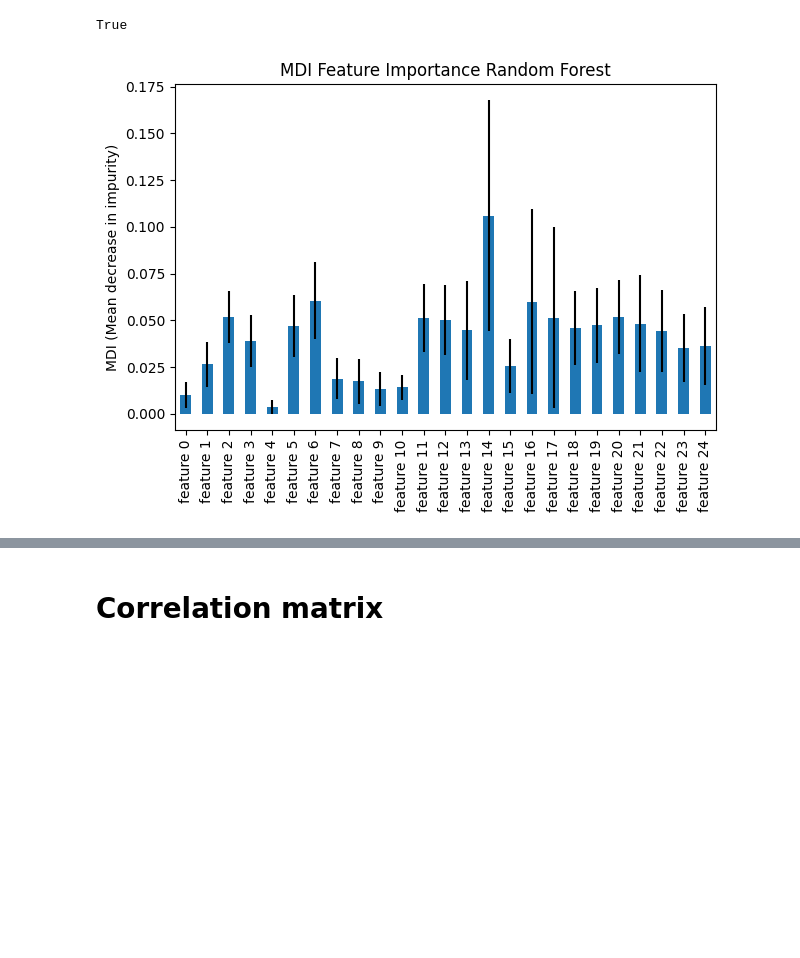
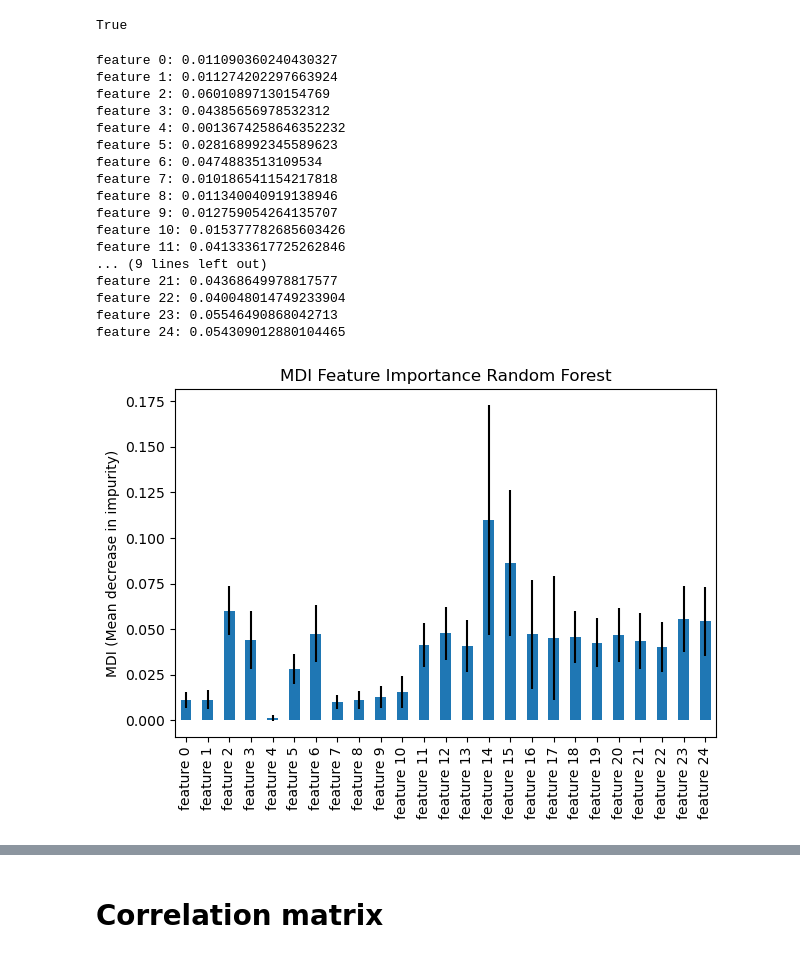
Before and after one commit to AndrewHallam1/SIT724, a Jupyter notebook: code/Analysis.ipynb, the cells around one changed output, grey strips where cells are left out. Saved outputs shown, nothing was run; the diff lists cells and outputs as text; code cells hidden in the pictures; blank space fills up the shorter version.

```diff
--- a/code/Analysis.ipynb
+++ b/code/Analysis.ipynb
@@ -232,7 +232,7 @@ colet_pupil['timestamp_diff']= (colet_pupil.groupby(['file', 'task'])['pupil_tim
 
 #original approach below
 #29/08/2024 - attempting 20 windows (from 15 windows)
-colet_pupil['window_size'] = round(colet_pupil['timestamp_diff']/10)
+colet_pupil['window_size'] = round(colet_pupil['timestamp_diff']/40)
 # 1 window
 #colet_pupil['window_size'] = round(colet_pupil['timestamp_diff']/1)
 # %%
@@ -243,7 +243,7 @@ colet_pupil['window_size'] = round(colet_pupil['timestamp_diff']/10)
 
 #original approach
 #29/08/2024 - attempting 20 windows (from 16 windows)
-max_category_n = 11
+max_category_n = 41
 
 #if we set the window size, use below
 #max_category_n = round(colet_pupil['timestamp_diff']/colet_pupil['window_size']).astype(int).max()
@@ -305,7 +307,7 @@ colet_blink['timestamp_diff']= (colet_blink.groupby(['file', 'task'])['start_tim
 
 #opriginal approach use below
 #29/08/2024 - attempting 20 windows (from 16 windows)
-colet_blink['window_size'] = round(colet_blink['timestamp_diff']/10)
+colet_blink['window_size'] = round(colet_blink['timestamp_diff']/40)
 # %%
 #create a fixed window size
 
@@ -316,7 +318,7 @@ colet_blink['window_size'] = round(colet_blink['timestamp_diff']/10)
 #max_category_n = round(colet_blink['timestamp_diff']/colet_blink['window_size']).astype(int).max()
 
 #original approach
-max_category_n = 11
+max_category_n = 41
 # %%
 #include a 'min timestamp' for calculations below
 
@@ -828,25 +830,46 @@ col_X_train, col_X_test, col_y_train, col_y_test = train_test_split(colet_featur
 # %%
 #fitting random forest to assist with feature importance - different to the KNN model earlier
 
 #naming features 0 to as many exist within the model
 feature_names = [f"feature {i}" for i in range(col_X_train.shape[1])]
 
 
 #including random state in here so that it can be reproduced - arbitrary number is used
 random_forest_classifier = RandomForestClassifier(random_state=14)
 random_forest_classifier.fit(col_X_train, col_y_train)
 
 #creating our MDI values using the random forest classifier
 feat_importances = random_forest_classifier.feature_importances_
 std = np.std([tree.feature_importances_ for tree in random_forest_classifier.estimators_], axis=0)
 
 #plotting our MDI for features - this will make it easier to interpret
 forest_importances = pd.Series(feat_importances, index=feature_names)
 
 fig, ax = plt.subplots()
 forest_importances.plot.bar(yerr=std, ax=ax)
 ax.set_title("MDI Feature Importance Random Forest")
 ax.set_ylabel("MDI (Mean decrease in impurity)")
 fig.tight_layout()
+
+# Printing feature names and their importance values
+for i, (feature, importance) in enumerate(zip(feature_names, feat_importances)):
+    print(f"{feature}: {importance}")
 # %% [output]
+feature 0: 0.011090360240430327
+feature 1: 0.011274202297663924
+feature 2: 0.06010897130154769
+feature 3: 0.04385656978532312
+feature 4: 0.0013674258646352232
+feature 5: 0.028168992345589623
+feature 6: 0.0474883513109534
+feature 7: 0.010186541154217818
+feature 8: 0.011340040919138946
+feature 9: 0.012759054264135707
+feature 10: 0.015377782685603426
+feature 11: 0.041333617725262846
+... (9 lines left out)
+feature 21: 0.04368649978817577
+feature 22: 0.040048014749233904
+feature 23: 0.05546490868042713
+feature 24: 0.054309012880104465
-[figure, old version]
+[figure, new version]
```
Also changed, not shown: parts of 38 cells of this notebook, 2 other files.
